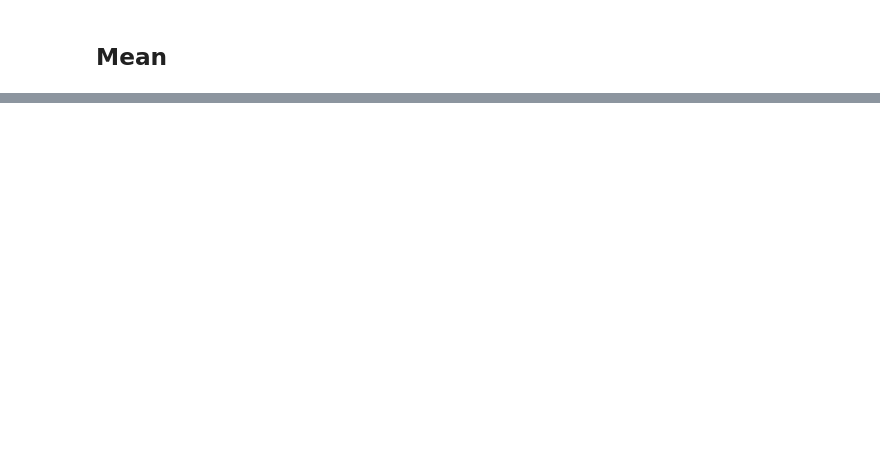
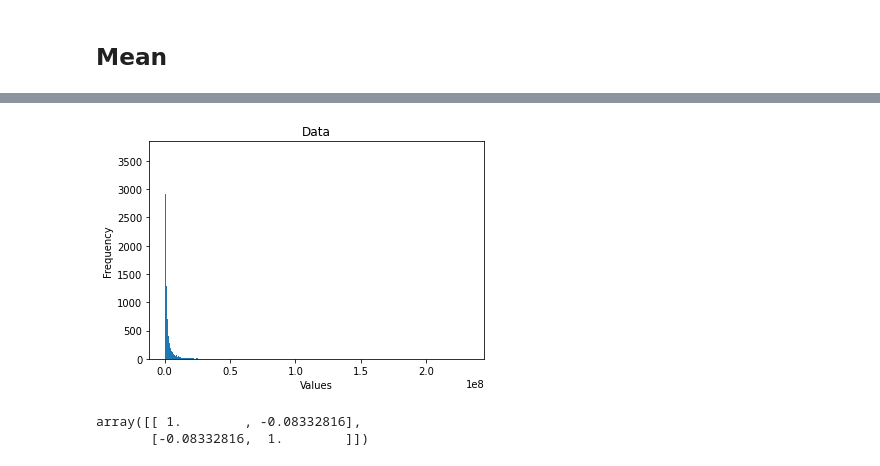
Before and after one commit to GabrielBueno200/Dataset-probability-and-statistics, a Jupyter notebook: Python/main.ipynb, the cells around one changed output, grey strips where cells are left out. Cells and saved outputs as stored; diff of their text form; code cells hidden in the pictures; blank space fills up the shorter version.

```diff
--- a/Python/main.ipynb
+++ b/Python/main.ipynb
@@ -52,0 +78,4 @@ y = data['views']
+# %%
+y = data['view_count']
+
+y.head(25)
@@ -54,0 +163,17 @@ y = data['views']
+# %%
+# (Y histogram)
+
+plt.hist(y, bins = 'auto')
+plt.title('Data')
+plt.ylabel('Frequency')
+plt.xlabel('Values')
+plt.show()
+# %% [output]
+[figure, added]
+# %%
+# (Correlation Coefficients XY)
+
+np.corrcoef(x, y)
+# %% [output]
+array([[ 1.        , -0.08332816],
+       [-0.08332816,  1.        ]])
```
Also changed, not shown: parts of 19 cells of this notebook.
